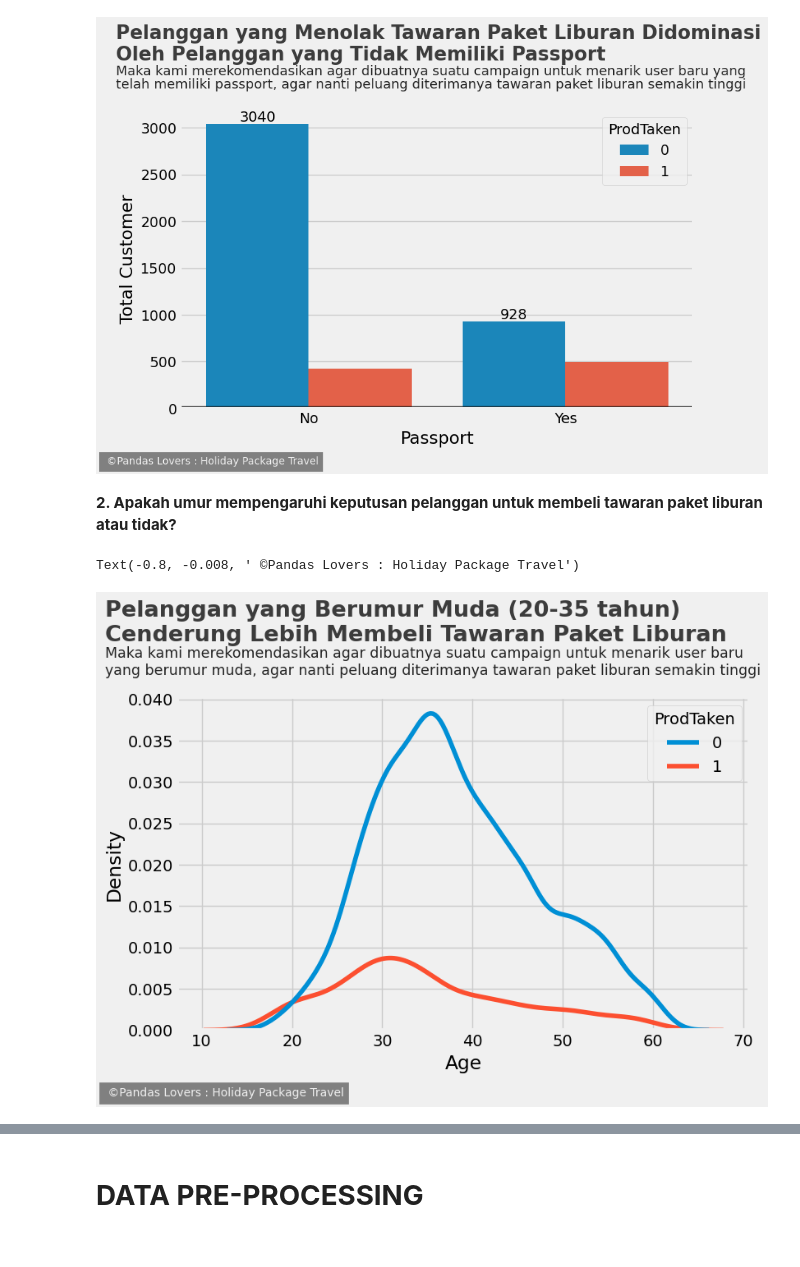
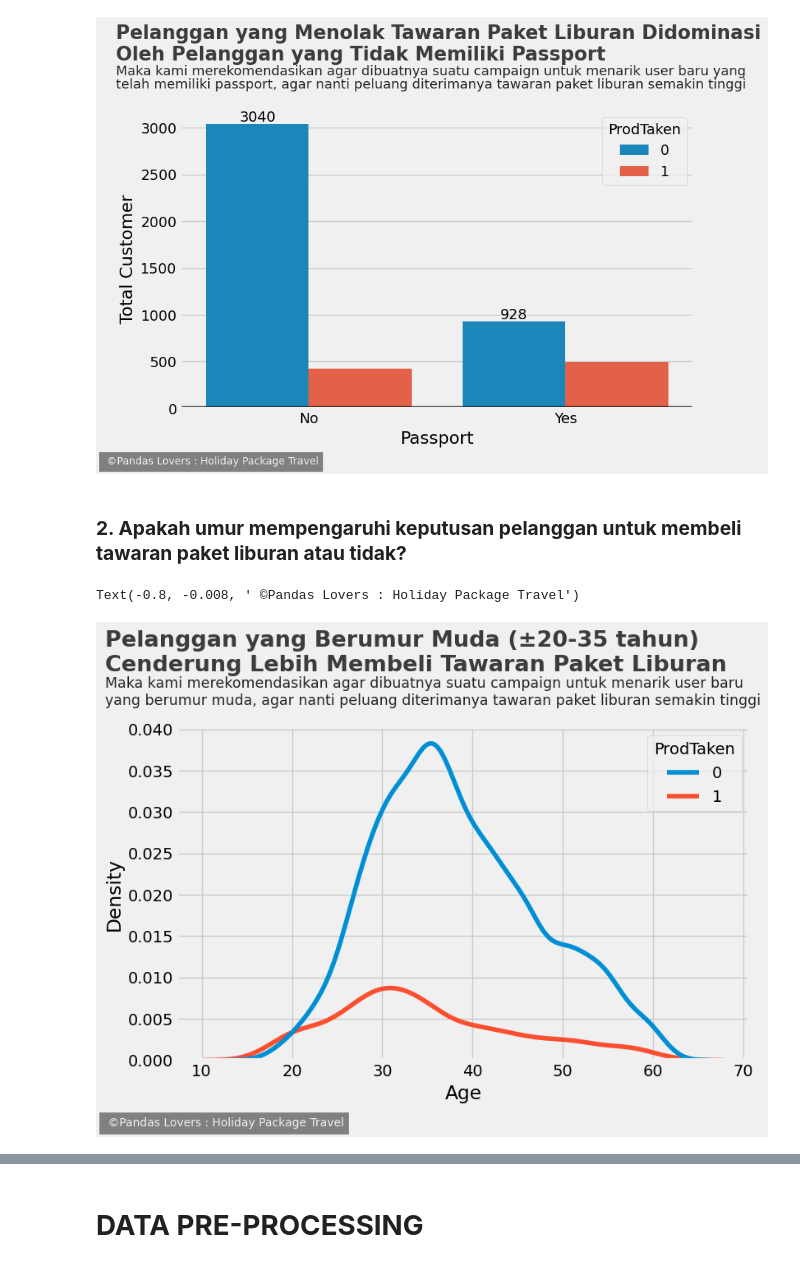
Before and after one commit to JodhiKrisantus/Classification-Holiday-Package-Prediction, a Jupyter notebook: Pandas_Lovers_Holiday_Package_Prediction.ipynb, the cells around one changed output, grey strips where cells are left out. Saved outputs shown, nothing was run; the diff lists cells and outputs as text; code cells hidden in the pictures.

```diff
--- a/Pandas_Lovers_Holiday_Package_Prediction.ipynb
+++ b/Pandas_Lovers_Holiday_Package_Prediction.ipynb
@@ -193,10 +184,3 @@ Senior Manager     742
 AVP                342
 VP                 230
 Name: Designation, dtype: int64
-# %%
-print("Value count gender :\n\n",df['Gender'].value_counts())
-#Ubah value Fe Male menjadi Female
-new_gender = [ 'Female' if i=='Fe Male' or i=='Female' else 'Male' for i in df['Gender'] ]
-df['Gender']=new_gender
-
-print("\n\nValue count gender : \n", df['Gender'].value_counts())
@@ -352,3 +323,0 @@ Text(0.5, 1.0, 'No Product Taken')
-# %%
-sns.set_theme(style="darkgrid", palette="pastel")
-sns.relplot(data=df, x='Age',y='MonthlyIncome', kind='line',  col='ProdTaken',hue='Designation',style="Designation")
@@ -451,27 +421,27 @@ plt.text(x = 1-0.20, y = 928+30, s = "928", ha='center')
 Text(0.8, 958, '928')
 [figure]
 # %% [markdown]
-**2. Apakah umur mempengaruhi keputusan pelanggan untuk membeli tawaran paket liburan atau tidak?**
+### **2. Apakah umur mempengaruhi keputusan pelanggan untuk membeli tawaran paket liburan atau tidak?**
 # %%
 plt.figure(figsize=(8,5))
 sns.kdeplot(x='Age', data=df, hue='ProdTaken')
 
 plt.text(x = 0-0.75, y = 0.050,
-          s = 'Pelanggan yang Berumur Muda (20-35 tahun)',
+          s = 'Pelanggan yang Berumur Muda (±20-35 tahun)',
           fontsize = 19.5, weight = 'bold', alpha = 0.75)
 plt.text(x = 0-0.75, y = 0.047,
           s = 'Cenderung Lebih Membeli Tawaran Paket Liburan',
           fontsize = 19.5, weight = 'bold', alpha = 0.75)
 plt.text(x = 0-0.75, y = 0.045,
          s = 'Maka kami merekomendasikan agar dibuatnya suatu campaign untuk menarik user baru',
          fontsize = 12.5, alpha = .85)
 plt.text(x = 0-0.75, y = 0.043,
          s = 'yang berumur muda, agar nanti peluang diterimanya tawaran paket liburan semakin tinggi',
          fontsize = 12.5, alpha = .85)
 plt.text(x = -0.80, y = -0.008,
     s = ' ©Pandas Lovers : Holiday Package Travel',fontsize = 10,
                color = '#f0f0f0', backgroundcolor = 'grey')
 # %% [output]
 Text(-0.8, -0.008, ' ©Pandas Lovers : Holiday Package Travel')
-[figure, old version]
+[figure, new version]
 # %% [markdown]
```
Also changed, not shown: parts of 26 cells of this notebook.
